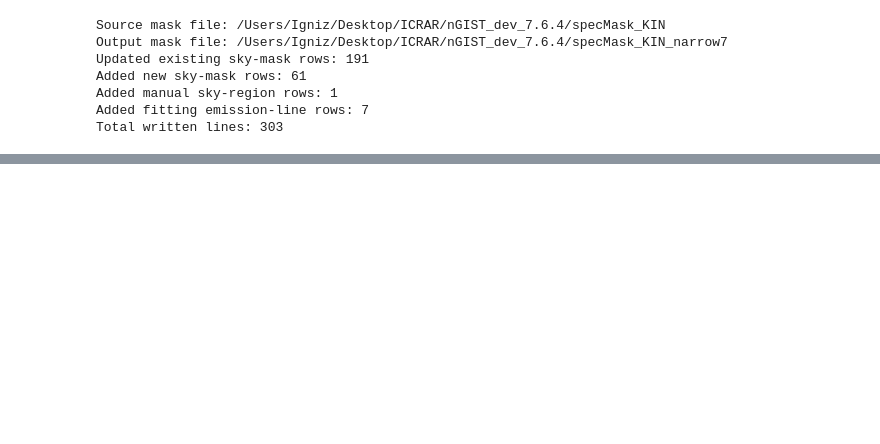
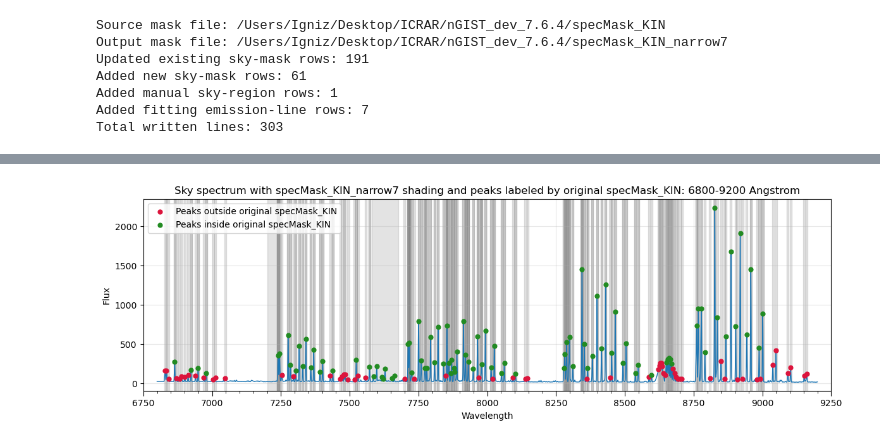
Before and after one commit to Rongjun-ANU/ICRAR-MAUVE, a Jupyter notebook: nGIST_dev_7.6.4/20260309_read_SKY_SPECTRUM_check_specMask_KIN.ipynb, the cells around one changed output, grey strips where cells are left out. Drawn from its saved outputs; the diff is of its cells as text; code cells hidden in the pictures; blank space fills up the shorter version.

```diff
--- a/nGIST_dev_7.6.4/20260309_read_SKY_SPECTRUM_check_specMask_KIN.ipynb
+++ b/nGIST_dev_7.6.4/20260309_read_SKY_SPECTRUM_check_specMask_KIN.ipynb
@@ -1827,0 +2062,88 @@ Total written lines: 303
+# %%
+updated_mask_path = Path.cwd() / "specMask_KIN_narrow7"
+updated_sky_masks = load_sky_masks(updated_mask_path)
+
+peak_wave_min = 6800.0
+peak_wave_max = 9200.0
+peak_flux_min = 50.0
+
+if not updated_mask_path.exists():
+    raise FileNotFoundError(f"Updated mask file not found: {updated_mask_path}")
+
+peak_window = (
+    np.isfinite(wave_f)
+    & np.isfinite(flux_f)
+    & (wave_f >= peak_wave_min)
+    & (wave_f <= peak_wave_max)
+)
+
+wave_peak = wave_f[peak_window]
+flux_peak = flux_f[peak_window]
+
+if wave_peak.size < 3:
+    raise ValueError("Not enough samples to detect peaks in the selected wavelength range.")
+
+interior = np.arange(1, flux_peak.size - 1)
+peak_mask = (
+    (flux_peak[1:-1] >= peak_flux_min)
+    & (flux_peak[1:-1] > flux_peak[:-2])
+    & (flux_peak[1:-1] >= flux_peak[2:])
+)
+peak_indices = interior[peak_mask]
+peak_wavelengths = wave_peak[peak_indices]
+peak_fluxes = flux_peak[peak_indices]
+
+sort_order = np.argsort(peak_wavelengths)
+peak_wavelengths = peak_wavelengths[sort_order]
+peak_fluxes = peak_fluxes[sort_order]
+
+peak_in_original_mask = np.array([
+    any(left_edge <= wavelength <= right_edge for left_edge, right_edge, _, _ in sky_masks)
+    for wavelength in peak_wavelengths
+])
+
+print(f"Peak labels determined from original mask: {mask_path}")
+print(f"Shaded mask file used for plotting: {updated_mask_path}")
+print(
+    f"Detected peaks for {peak_wave_min:.0f}-{peak_wave_max:.0f} Angstrom "
+    f"and flux >= {peak_flux_min:.0f}: {peak_wavelengths.size}"
+)
+print(f"Peaks inside original specMask_KIN: {np.count_nonzero(peak_in_original_mask)}")
+print(f"Peaks outside original specMask_KIN: {np.count_nonzero(~peak_in_original_mask)}")
+
+fig, ax = plt.subplots(figsize=(12, 4))
+visible_updated_masks = add_sky_mask_bands(ax, updated_sky_masks, wave_peak)
+ax.plot(wave_peak, flux_peak, lw=1, color="tab:blue")
+if peak_wavelengths.size > 0:
+    if np.any(~peak_in_original_mask):
+        ax.scatter(
+            peak_wavelengths[~peak_in_original_mask],
+            peak_fluxes[~peak_in_original_mask],
+            color="crimson",
+            s=24,
+            zorder=3,
+            label="Peaks outside original specMask_KIN",
+        )
+    if np.any(peak_in_original_mask):
+        ax.scatter(
+            peak_wavelengths[peak_in_original_mask],
+            peak_fluxes[peak_in_original_mask],
+            color="forestgreen",
+            s=24,
+            zorder=3,
+            label="Peaks inside original specMask_KIN",
+        )
+    ax.legend()
+ax.set_xlim(peak_wave_min, peak_wave_max)
+ax.set_title(
+    "Sky spectrum with specMask_KIN_narrow7 shading and peaks labeled by original specMask_KIN: "
+    "6800-9200 Angstrom"
+)
+ax.set_xlabel("Wavelength")
+ax.set_ylabel("Flux")
+configure_wavelength_ticks(ax, peak_wave_min, peak_wave_max)
+ax.grid(alpha=0.3)
+print(f"specMask_KIN_narrow7 bands in 6800-9200 Angstrom: {visible_updated_masks}")
+fig.tight_layout()
+plt.show()
+# %% [output]
@@ -1827,0 +2156 @@ Total written lines: 303
+[figure, added]
```
Also changed, not shown: parts of 7 cells of this notebook, 32 other files.
